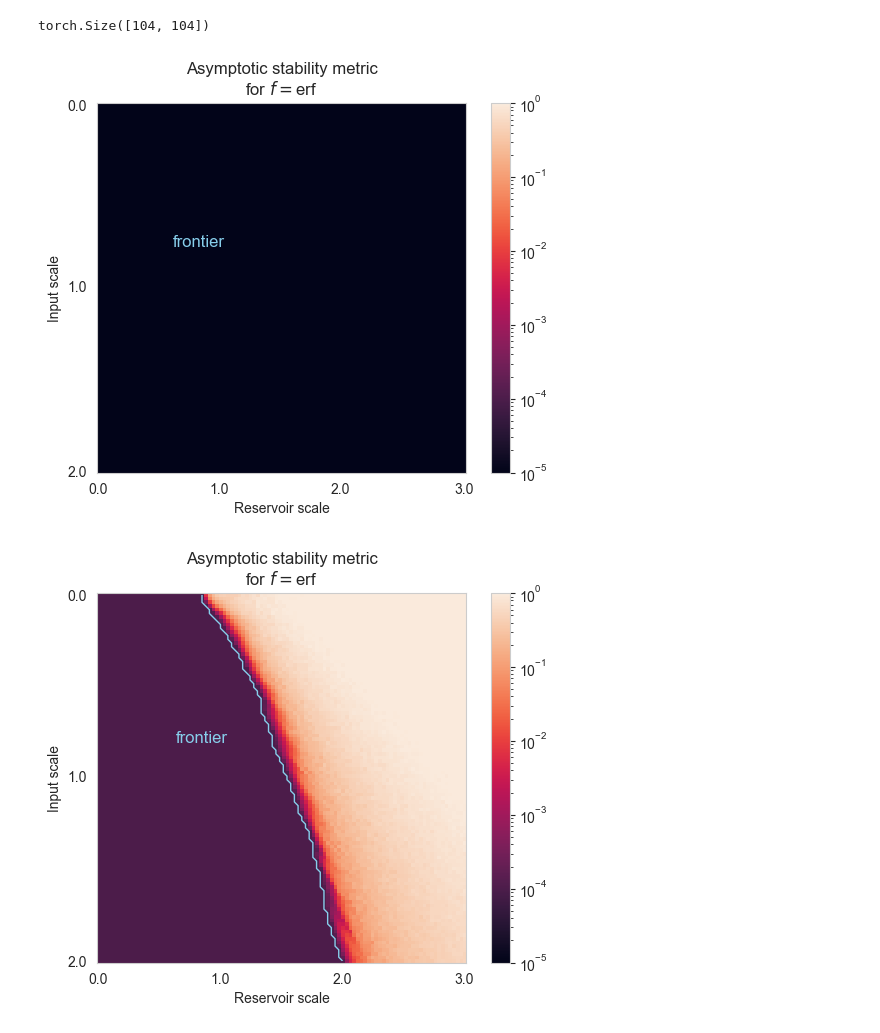
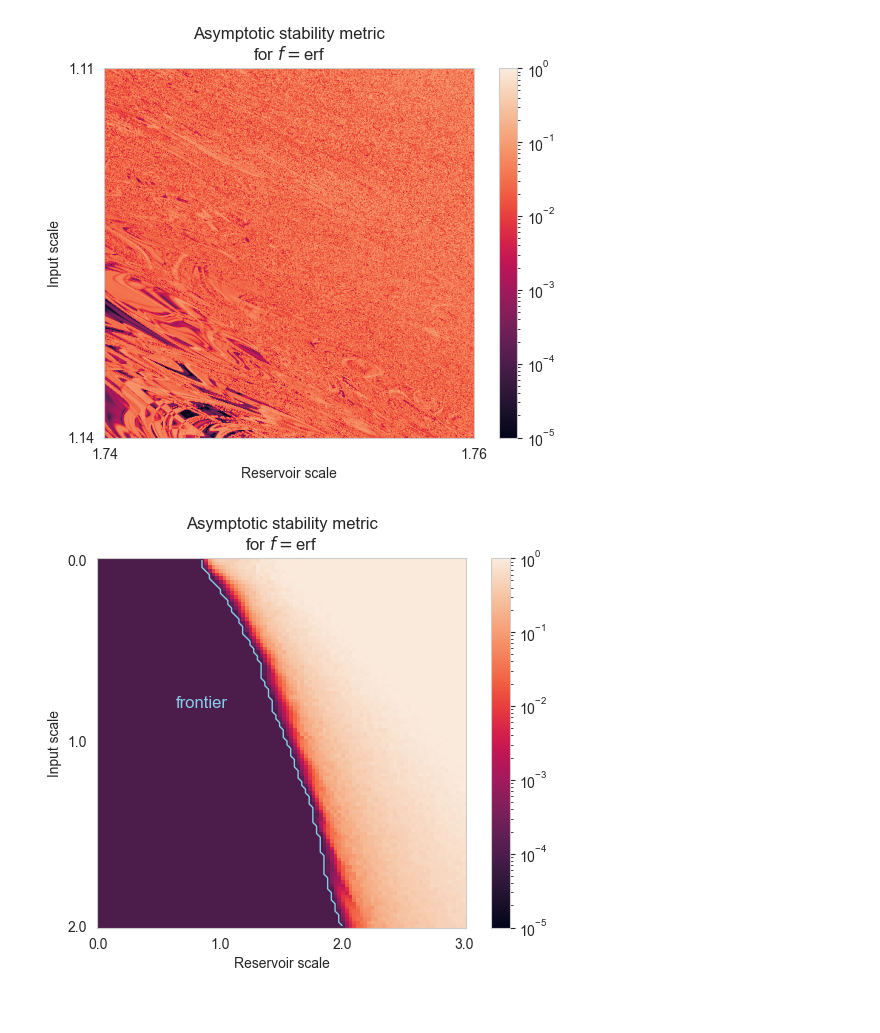
Before and after one commit to jon-dong/reservoir-frontier, a Jupyter notebook: chaotic_edge_fractals-2.ipynb, the cells around one changed output. Saved outputs shown, nothing was run; the diff lists cells and outputs as text; code cells hidden in the pictures.

```diff
--- a/chaotic_edge_fractals-2.ipynb
+++ b/chaotic_edge_fractals-2.ipynb
@@ -36,6 +34,4 @@ def stability_test(res_size=100, input_size=100, input_len=100, resolution=20, r
                         input_scale=input_scale)
         rc_metric = RC.stability_test(input_data, res_scale_list, initial_state1=initial_state1, initial_state2=initial_state2)
         final_metric[:, i_in] = torch.mean(rc_metric[:, -10:], dim=1)
-        if i_in % 10 == 0:
-            print(f"input_scale: {input_scale}, metric: {torch.mean(final_metric[:, i_in])}")
     return final_metric
@@ -42,8 +51,8 @@ def stability_test(res_size=100, input_size=100, input_len=100, resolution=20, r
 # %%
-res_size=101
-input_size=102
-input_len=103
-resolution = 104
-res_scale_bounds = [0, 3]
-input_scale_bounds = [0, 2]
+res_size = 101
+input_size = 102
+input_len = 1000
+resolution = 500
+res_scale_bounds = [1.74, 1.76]
+input_scale_bounds = [1.11, 1.14]
 metric_erf = stability_test(res_size=res_size, input_size=input_size, input_len=input_len, resolution=resolution, res_scale_bounds=res_scale_bounds, input_scale_bounds=input_scale_bounds)
@@ -62,42 +59,47 @@ input_scale: 1.9417475728155338, metric: 0.0
-# %%
-metric_erf.shape
-# %% [output]
-torch.Size([104, 104])
 # %%
 plt.figure()
 seaborn.set_style("whitegrid")
 img = metric_erf.T
 threshold = 1e-5
 img[img<threshold]= threshold
-plt.imshow(img, norm=matplotlib.colors.LogNorm(vmin= 1e-10, vmax = 1))#
+input_min = 0
+input_max = 1
+res_min = 0
+res_max = 1
+plt.imshow(img[int(input_min*resolution):int(input_max*resolution), int(res_min*resolution):int(res_max*resolution)], norm=matplotlib.colors.LogNorm(vmin= 1e-10, vmax = 1))#
+
 
 ax = plt.gca()
 plt.grid(False)
 plt.clim(threshold, 1)
 plt.colorbar()
 
-ylab = np.linspace(input_scale_bounds[0], input_scale_bounds[1], num=int(input_scale_bounds[1]+1))
-xlab = np.linspace(res_scale_bounds[0], res_scale_bounds[1], num=int(res_scale_bounds[1]+1))
+input_scale_min = input_scale_bounds[0] + input_min * (input_scale_bounds[1] - input_scale_bounds[0])
+input_scale_max = input_scale_bounds[0] + input_max * (input_scale_bounds[1] - input_scale_bounds[0])
+res_scale_min = res_scale_bounds[0] + res_min * (res_scale_bounds[1] - res_scale_bounds[0])
+res_scale_max = res_scale_bounds[0] + res_max * (res_scale_bounds[1] - res_scale_bounds[0])
+ylab = np.linspace(input_scale_min, input_scale_max, num=int(input_scale_bounds[1]+1))
+xlab = np.linspace(res_scale_min, res_scale_max, num=int(res_scale_bounds[1]+1))
 indXx = np.linspace(0, resolution-1, num=xlab.shape[0]).astype(int)
 indXy = np.linspace(0, resolution-1, num=ylab.shape[0]).astype(int)
 
-color = "skyblue"
-plt.contour(metric_erf.T, levels=[threshold*10], colors=color, linewidths=[1])
-# plt.annotate('frontier', xy=(70, 80), color=color)
-plt.annotate('frontier', xy=(21, 40), color=color, fontsize=12)
+# color = "skyblue"
+# plt.contour(metric_erf.T, levels=[threshold*10], colors=color, linewidths=[1])
+# # plt.annotate('frontier', xy=(70, 80), color=color)
+# plt.annotate('frontier', xy=(21, 40), color=color, fontsize=12)
 
 ax.set_xticks(indXx)
 ax.set_xticklabels(xlab)
 ax.set_yticks(indXy)
 ax.set_yticklabels(ylab)
 ax.set_xlabel('Reservoir scale')
 ax.set_ylabel('Input scale')
 ax.set_title('Asymptotic stability metric\nfor $f=$erf')
 
-# plt.savefig("220125relu.svg")
+plt.savefig("fig/241128small_region2.png")
 plt.show()
 # %% [output]
-[figure, old version]
+[figure, new version]
 # %%
 plt.figure()
 seaborn.set_style("whitegrid")
```
Also changed, not shown: parts of 3 cells of this notebook, 2 other files.
